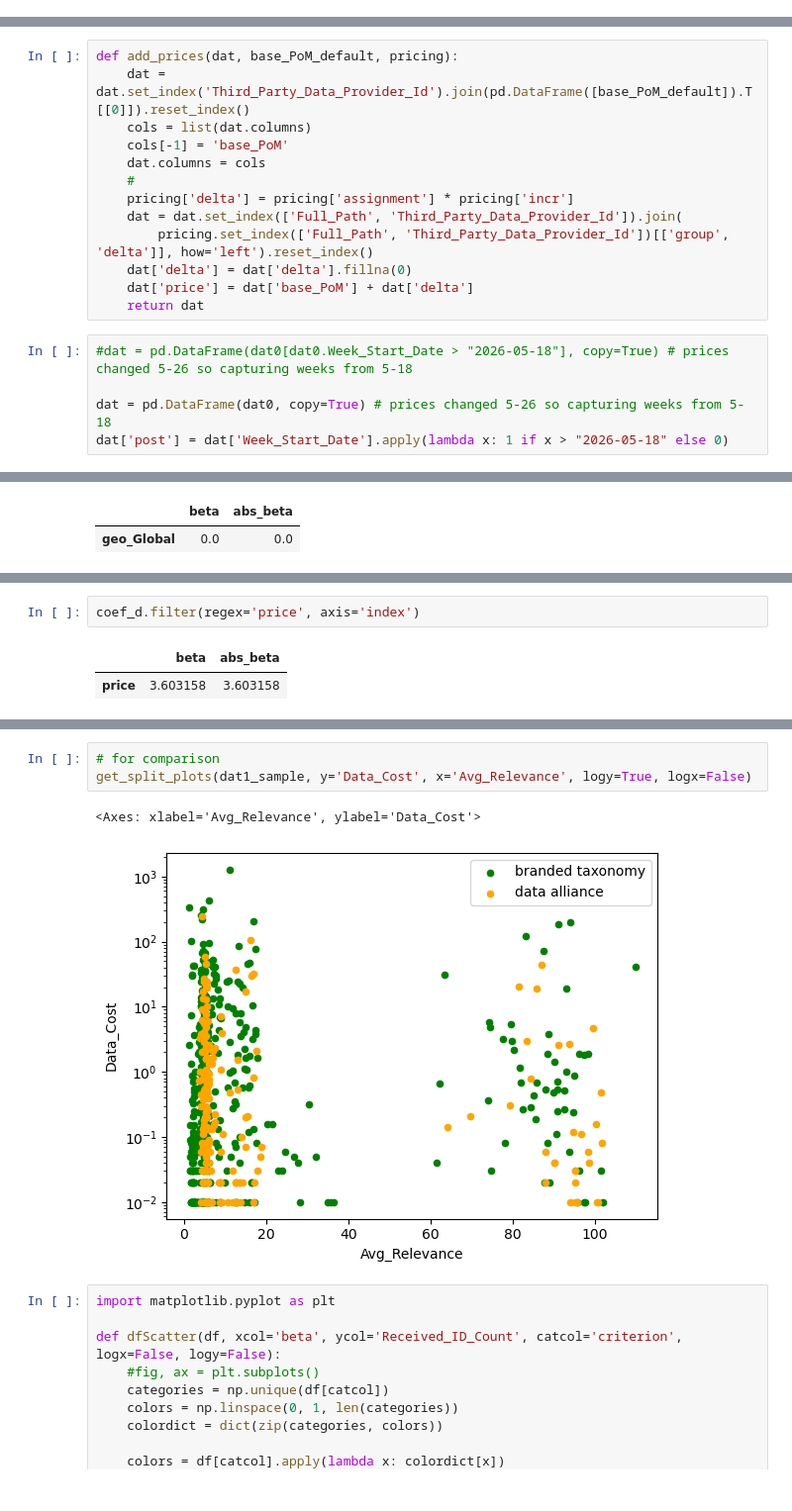
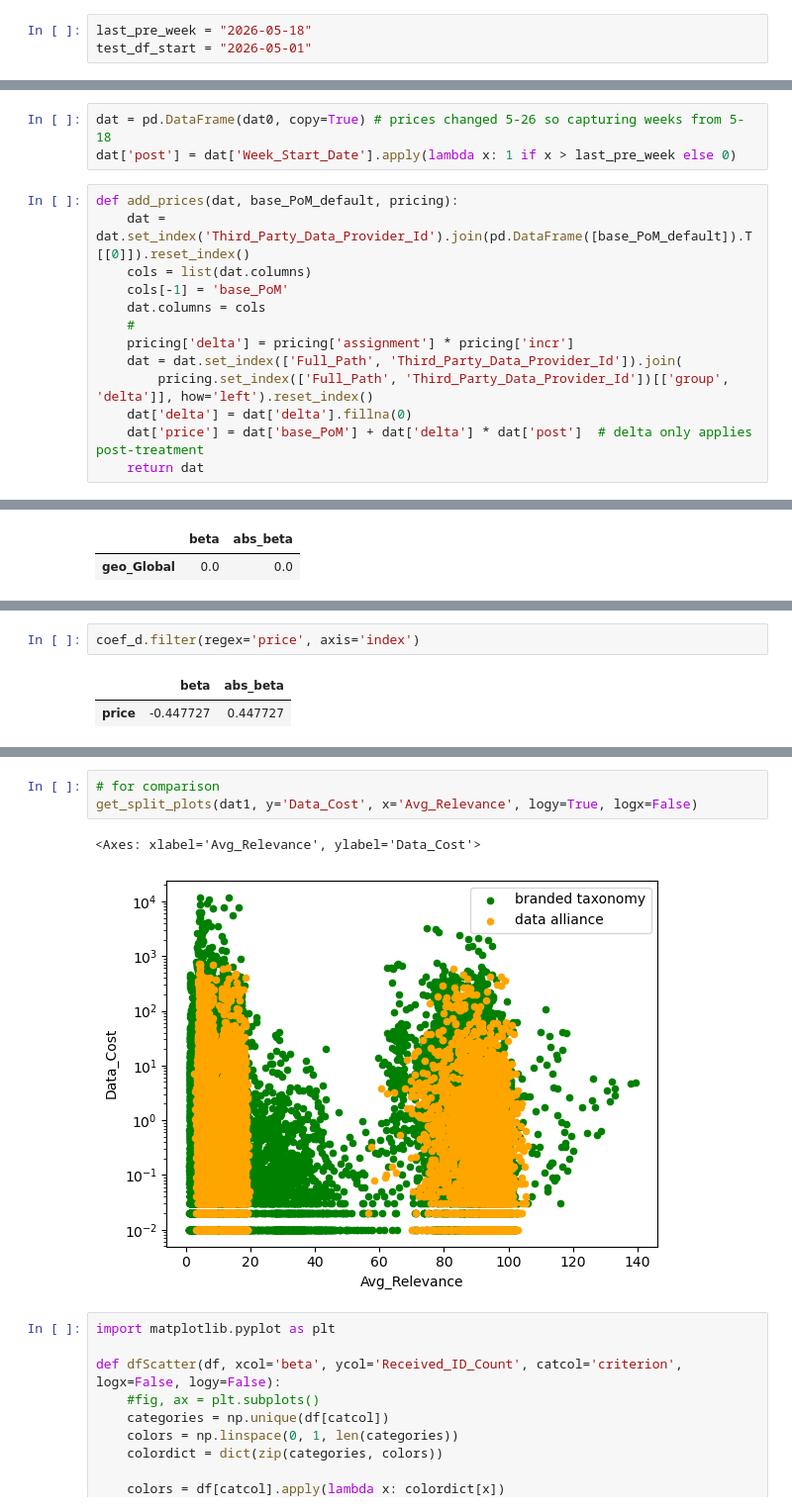
Before and after one commit to ravi-sharethis/python-notebooks, a Jupyter notebook: TTD3_Pricing.ipynb, the cells around one changed output, grey strips where cells are left out. Shown at 99% size. Saved outputs shown, nothing was run; the diff lists cells and outputs as text.

Commit message:
fixed bug in add_prices - pre test data also had delta, which was throwing of RF sweep

```diff
--- a/TTD3_Pricing.ipynb
+++ b/TTD3_Pricing.ipynb
@@ -4,6 +4,9 @@ And contains pricing info!
 # %% [raw]
 prices changed 5-26
 relevance seems to be a broken metric, but relevance percentile is more robust
+# %%
+last_pre_week = "2026-05-18"
+test_df_start = "2026-05-01"
 # %%
 import pandas as pd
 import numpy as np
@@ -58,6 +64,9 @@ pricing.head()
 | 2 | 2 | 1.0 | dav2shreths | 0 | Data Alliance > Business & Financ... | 1336.34 | 3 | Global | ... |
 | 3 | 3 | 4.0 | dav2shreths | 1 | Data Alliance > Demographic > Int... | 1230.68 | 4 | Global | ... |
 | 4 | 4 | 3.0 | dav2shreths | 1 | Data Alliance > Travel > Interest... | 1081.20 | 5 | Global | ... |
+# %%
+dat = pd.DataFrame(dat0, copy=True) # prices changed 5-26 so capturing weeks from 5-18
+dat['post'] = dat['Week_Start_Date'].apply(lambda x: 1 if x > last_pre_week else 0)
 # %%
 def add_prices(dat, base_PoM_default, pricing):
     dat = dat.set_index('Third_Party_Data_Provider_Id').join(pd.DataFrame([base_PoM_default]).T[[0]]).reset_index()
@@ -69,12 +78,7 @@ def add_prices(dat, base_PoM_default, pricing):
     dat = dat.set_index(['Full_Path', 'Third_Party_Data_Provider_Id']).join(
         pricing.set_index(['Full_Path', 'Third_Party_Data_Provider_Id'])[['group', 'delta']], how='left').reset_index()
     dat['delta'] = dat['delta'].fillna(0)
-    dat['price'] = dat['base_PoM'] + dat['delta']
+    dat['price'] = dat['base_PoM'] + dat['delta'] * dat['post']  # delta only applies post-treatment
     return dat
-# %%
-#dat = pd.DataFrame(dat0[dat0.Week_Start_Date > "2026-05-18"], copy=True) # prices changed 5-26 so capturing weeks from 5-18
-
-dat = pd.DataFrame(dat0, copy=True) # prices changed 5-26 so capturing weeks from 5-18
-dat['post'] = dat['Week_Start_Date'].apply(lambda x: 1 if x > "2026-05-18" else 0)
 # %%
 dat = add_prices(dat, base_PoM_default, pricing)
@@ -792,7 +298,7 @@ coef_d.filter(regex='Third_Party_Data_Provider_Id', axis='index')
 coef_d.filter(regex='price', axis='index')
 # %% [output]
 |  | beta | abs_beta |
-| price | 3.603158 | 3.603158 |
+| price | -0.447727 | 0.447727 |
 # %%
 segs_check = [x.replace(seg_col+'_', '') for x in coef_d_sorted.index[:1]]
 dat2[dat2[seg_col].isin(segs_check)].head(5).T
@@ -837,10 +343,10 @@ dat2[dat2[seg_col].isin(segs_d_check)].head(5).T
 | week_start | 2026-01-05 | 2026-01-05 | 2026-01-05 | 2026-01-05 | 2026-01-05 |
 # %%
 # for comparison
-get_split_plots(dat1_sample, y='Data_Cost', x='Avg_Relevance', logy=True, logx=False)
+get_split_plots(dat1, y='Data_Cost', x='Avg_Relevance', logy=True, logx=False)
 # %% [output]
 <Axes: xlabel='Avg_Relevance', ylabel='Data_Cost'>
-[figure, old version]
+[figure, new version]
 # %%
 import matplotlib.pyplot as plt
 
```
Also changed, not shown: parts of 101 cells of this notebook.
